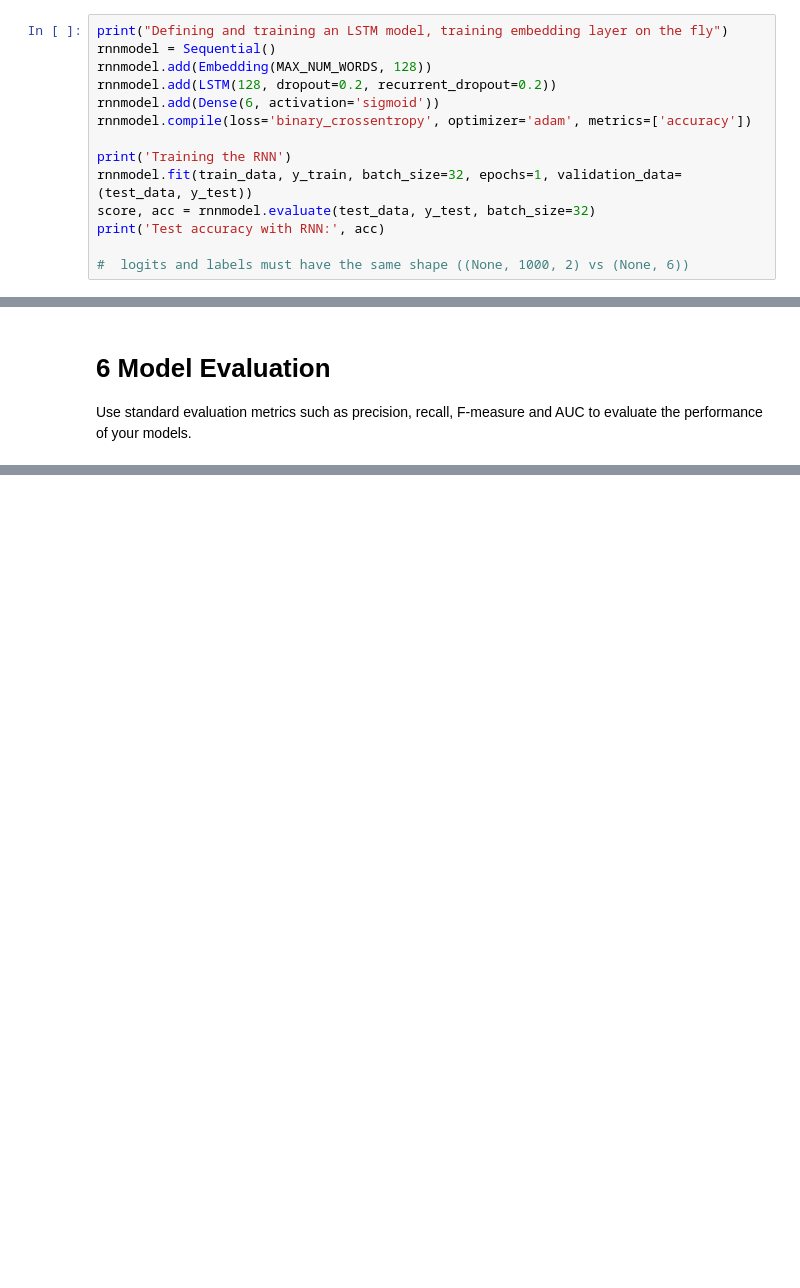
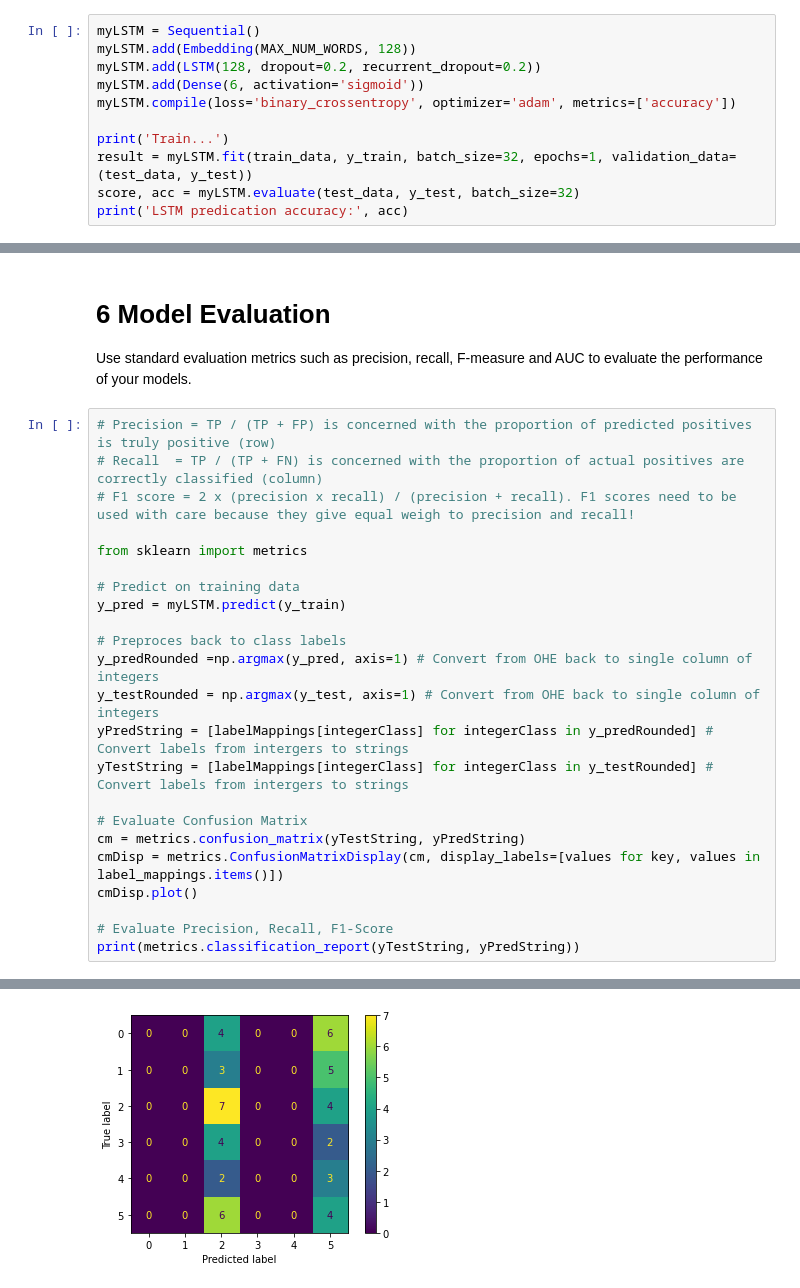
Before and after one commit to hifrickenfive/UniAdelaideAIML, a Jupyter notebook: assignment4/assignment4.ipynb, the cells around one changed output, grey strips where cells are left out. Cells and saved outputs as stored; diff of their text form; blank space fills up the shorter version.

Commit message:
Working Metrics

```diff
--- a/assignment4/assignment4.ipynb
+++ b/assignment4/assignment4.ipynb
@@ -506,17 +524,14 @@ print("Preparing of embedding matrix is done")
 # %% [output]
 Preparing of embedding matrix is done
 # %%
-print("Defining and training an LSTM model, training embedding layer on the fly")
-rnnmodel = Sequential()
-rnnmodel.add(Embedding(MAX_NUM_WORDS, 128))
-rnnmodel.add(LSTM(128, dropout=0.2, recurrent_dropout=0.2))
-rnnmodel.add(Dense(6, activation='sigmoid'))
-rnnmodel.compile(loss='binary_crossentropy', optimizer='adam', metrics=['accuracy'])
+myLSTM = Sequential()
+myLSTM.add(Embedding(MAX_NUM_WORDS, 128))
+myLSTM.add(LSTM(128, dropout=0.2, recurrent_dropout=0.2))
+myLSTM.add(Dense(6, activation='sigmoid'))
+myLSTM.compile(loss='binary_crossentropy', optimizer='adam', metrics=['accuracy'])
 
-print('Training the RNN')
-rnnmodel.fit(train_data, y_train, batch_size=32, epochs=1, validation_data=(test_data, y_test))
-score, acc = rnnmodel.evaluate(test_data, y_test, batch_size=32)
-print('Test accuracy with RNN:', acc)
-
-#  logits and labels must have the same shape ((None, 1000, 2) vs (None, 6))
+print('Train...')
+result = myLSTM.fit(train_data, y_train, batch_size=32, epochs=1, validation_data=(test_data, y_test))
+score, acc = myLSTM.evaluate(test_data, y_test, batch_size=32)
+print('LSTM predication accuracy:', acc)
 # %% [output]
@@ -534,3 +573,27 @@ optimise them to further improve the performance of your LSTM model.
 # 6 Model Evaluation
 Use standard evaluation metrics such as precision, recall, F-measure and AUC to evaluate the
 performance of your models.
+# %%
+# Precision = TP / (TP + FP) is concerned with the proportion of predicted positives is truly positive (row)
+# Recall  = TP / (TP + FN) is concerned with the proportion of actual positives are correctly classified (column)
+# F1 score = 2 x (precision x recall) / (precision + recall). F1 scores need to be used with care because they give equal weigh to precision and recall!
+
+from sklearn import metrics
+
+# Predict on training data
+y_pred = myLSTM.predict(y_train)
+
+# Preproces back to class labels
+y_predRounded =np.argmax(y_pred, axis=1) # Convert from OHE back to single column of integers
+y_testRounded = np.argmax(y_test, axis=1) # Convert from OHE back to single column of  integers
+yPredString = [labelMappings[integerClass] for integerClass in y_predRounded] # Convert labels from intergers to strings
+yTestString = [labelMappings[integerClass] for integerClass in y_testRounded] # Convert labels from intergers to strings
+
+# Evaluate Confusion Matrix
+cm = metrics.confusion_matrix(yTestString, yPredString)
+cmDisp = metrics.ConfusionMatrixDisplay(cm, display_labels=[values for key, values in label_mappings.items()])
+cmDisp.plot()
+
+# Evaluate Precision, Recall, F1-Score
+print(metrics.classification_report(yTestString, yPredString))
+# %% [output]
@@ -536,0 +612 @@ performance of your models.
+[figure, added]
```
Also changed, not shown: parts of 12 cells of this notebook, 6 other files.
